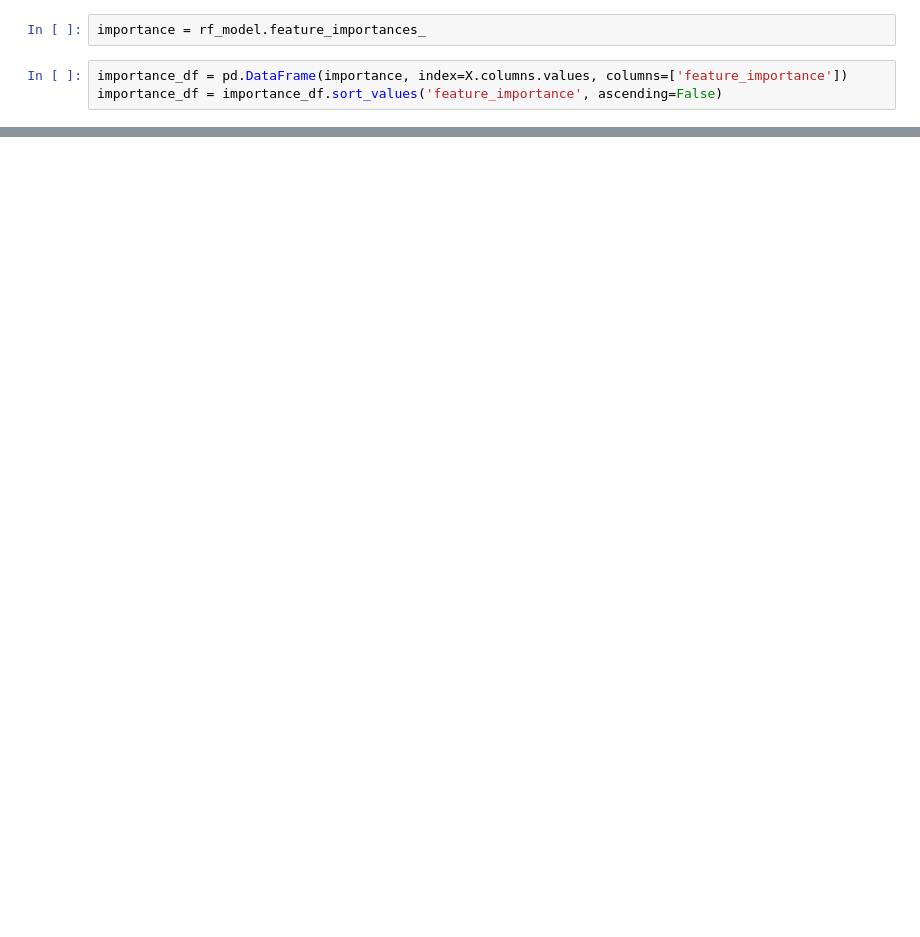
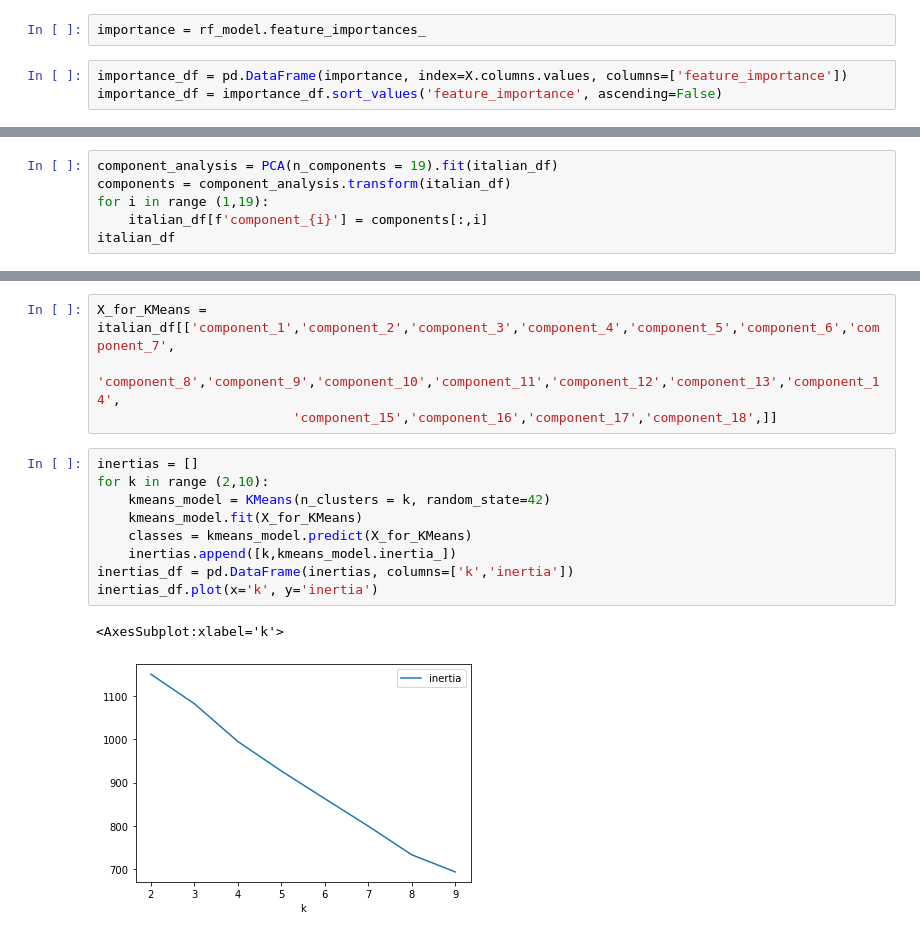
Before and after one commit to ccwillmore/Recipe_project, a Jupyter notebook: Random_forests_models/Random_forest_Italian.ipynb, the cells around one changed output, grey strips where cells are left out. Saved outputs shown, nothing was run; the diff lists cells and outputs as text; blank space fills up the shorter version.

```diff
--- a/Random_forests_models/Random_forest_Italian.ipynb
+++ b/Random_forests_models/Random_forest_Italian.ipynb
@@ -315,0 +463,6 @@ importance_df.to_csv('../Exported_datafiles/Italian_ingredient_importance_from_r
+# %%
+component_analysis = PCA(n_components = 19).fit(italian_df)
+components = component_analysis.transform(italian_df)
+for i in range (1,19):
+    italian_df[f'component_{i}'] = components[:,i]
+italian_df
@@ -315,0 +483,16 @@ importance_df.to_csv('../Exported_datafiles/Italian_ingredient_importance_from_r
+# %%
+X_for_KMeans = italian_df[['component_1','component_2','component_3','component_4','component_5','component_6','component_7',
+                         'component_8','component_9','component_10','component_11','component_12','component_13','component_14',
+                         'component_15','component_16','component_17','component_18',]]
+# %%
+inertias = []
+for k in range (2,10):
+    kmeans_model = KMeans(n_clusters = k, random_state=42)
+    kmeans_model.fit(X_for_KMeans)
+    classes = kmeans_model.predict(X_for_KMeans)
+    inertias.append([k,kmeans_model.inertia_])
+inertias_df = pd.DataFrame(inertias, columns=['k','inertia'])
+inertias_df.plot(x='k', y='inertia')
+# %% [output]
+<AxesSubplot:xlabel='k'>
+[figure, added]
```
Also changed, not shown: parts of 21 cells of this notebook, 3 other files.
